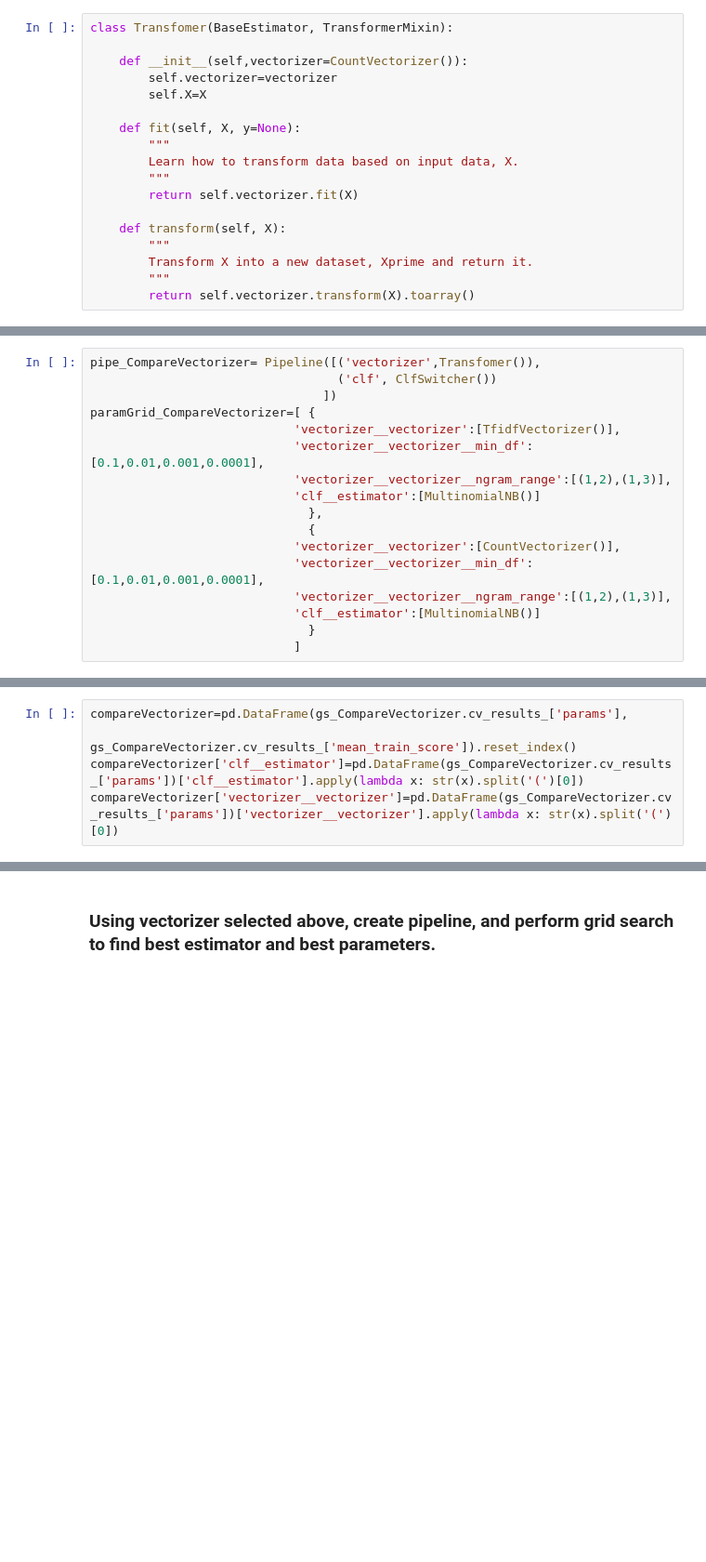
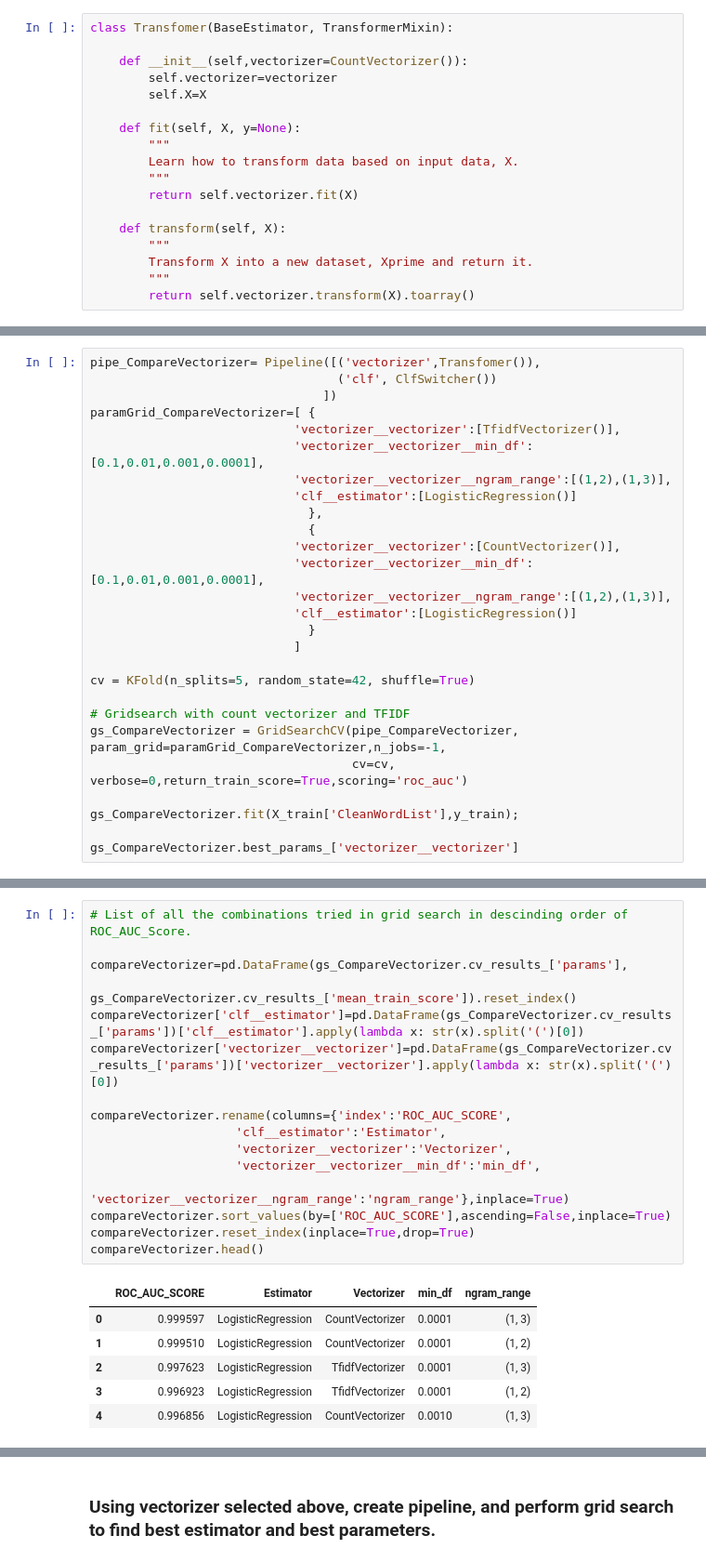
Before and after one commit to Preeti24/Youtube-comments, a Jupyter notebook: Machine Learning-Pipeline.ipynb, the cells around one changed output, grey strips where cells are left out. Shown at 93% size. Saved outputs shown, nothing was run; the diff lists cells and outputs as text; blank space fills up the shorter version.

```diff
--- a/Machine Learning-Pipeline.ipynb
+++ b/Machine Learning-Pipeline.ipynb
@@ -100,12 +107,22 @@ paramGrid_CompareVectorizer=[ {
                             'vectorizer__vectorizer':[TfidfVectorizer()],
                             'vectorizer__vectorizer__min_df':[0.1,0.01,0.001,0.0001],
                             'vectorizer__vectorizer__ngram_range':[(1,2),(1,3)],
-                            'clf__estimator':[MultinomialNB()]
+                            'clf__estimator':[LogisticRegression()]
                               },
                               {
                             'vectorizer__vectorizer':[CountVectorizer()],
                             'vectorizer__vectorizer__min_df':[0.1,0.01,0.001,0.0001],
                             'vectorizer__vectorizer__ngram_range':[(1,2),(1,3)],
-                            'clf__estimator':[MultinomialNB()]
+                            'clf__estimator':[LogisticRegression()]
                               }
                             ]
+
+cv = KFold(n_splits=5, random_state=42, shuffle=True)
+
+# Gridsearch with count vectorizer and TFIDF
+gs_CompareVectorizer = GridSearchCV(pipe_CompareVectorizer, param_grid=paramGrid_CompareVectorizer,n_jobs=-1,
+                                    cv=cv, verbose=0,return_train_score=True,scoring='roc_auc')
+
+gs_CompareVectorizer.fit(X_train['CleanWordList'],y_train);
+
+gs_CompareVectorizer.best_params_['vectorizer__vectorizer']
@@ -130,5 +140,23 @@ CountVectorizer(analyzer='word', binary=False, decode_error='strict',
 # %%
+# List of all the combinations tried in grid search in descinding order of ROC_AUC_Score.
+
 compareVectorizer=pd.DataFrame(gs_CompareVectorizer.cv_results_['params'],
                   gs_CompareVectorizer.cv_results_['mean_train_score']).reset_index()
 compareVectorizer['clf__estimator']=pd.DataFrame(gs_CompareVectorizer.cv_results_['params'])['clf__estimator'].apply(lambda x: str(x).split('(')[0])
 compareVectorizer['vectorizer__vectorizer']=pd.DataFrame(gs_CompareVectorizer.cv_results_['params'])['vectorizer__vectorizer'].apply(lambda x: str(x).split('(')[0])
+
+compareVectorizer.rename(columns={'index':'ROC_AUC_SCORE',
+                    'clf__estimator':'Estimator',
+                    'vectorizer__vectorizer':'Vectorizer',
+                    'vectorizer__vectorizer__min_df':'min_df',
+                    'vectorizer__vectorizer__ngram_range':'ngram_range'},inplace=True)
+compareVectorizer.sort_values(by=['ROC_AUC_SCORE'],ascending=False,inplace=True)
+compareVectorizer.reset_index(inplace=True,drop=True)
+compareVectorizer.head()
+# %% [output]
+|  | ROC_AUC_SCORE | Estimator | Vectorizer | min_df | ngram_range |
+| 0 | 0.999597 | LogisticRegression | CountVectorizer | 0.0001 | (1, 3) |
+| 1 | 0.999510 | LogisticRegression | CountVectorizer | 0.0001 | (1, 2) |
+| 2 | 0.997623 | LogisticRegression | TfidfVectorizer | 0.0001 | (1, 3) |
+| 3 | 0.996923 | LogisticRegression | TfidfVectorizer | 0.0001 | (1, 2) |
+| 4 | 0.996856 | LogisticRegression | CountVectorizer | 0.0010 | (1, 3) |
```
Also changed, not shown: parts of 73 cells of this notebook.
